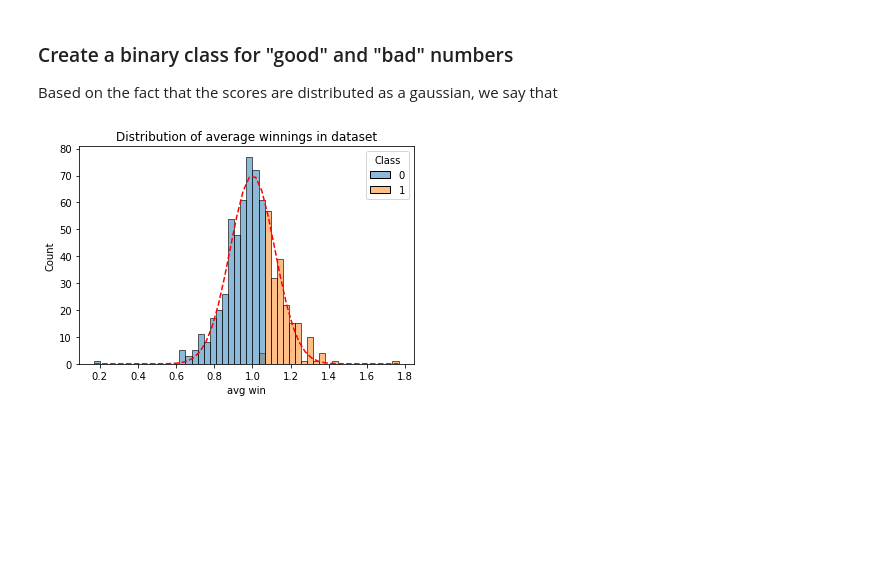
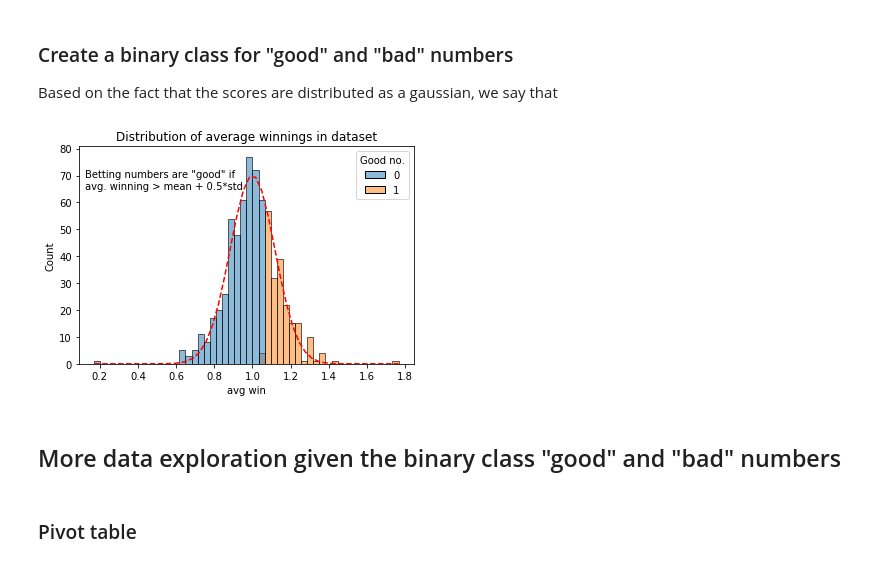
Before and after one commit to RokMedves/EuroMillions, a Jupyter notebook: euromillions.ipynb, the cells around one changed output. Drawn from its saved outputs; the diff is of its cells as text; code cells hidden in the pictures; blank space fills up the shorter version.

```diff
--- a/euromillions.ipynb
+++ b/euromillions.ipynb
@@ -271,11 +275,24 @@ L_numbers = euromillions.loc[:, ['L1', 'L2']]
 euromillions["is date"]      = N_numbers.apply(is_date, axis = 1)
 euromillions["is post 2000"] = N_numbers.apply(is_post_2000, axis = 1)
 euromillions["is this year"] = N_numbers.apply(is_this_year, axis = 1)
-# ---------------------------- lucky-numbers-based procedures -----------------------------------------
-euromillions["lucky numbers"]= N_numbers.apply(get_lucky_numbers, axis = 1)
+# ---------------------------- lucky-numbers-based features -----------------------------------------
+euromillions["lucky numbers"]      = N_numbers.apply(get_lucky_numbers, axis = 1)
 euromillions["lucky lucky numbers"]= L_numbers.apply(get_lucky_numbers, axis = 1)
-euromillions["has lucky"]    = euromillions["lucky numbers"]>0
+euromillions["has lucky"]          = euromillions["lucky numbers"]>0
 euromillions["has lucky lucky"]    = euromillions["lucky lucky numbers"]>0
+# ---------------------------- betting-no-based features -----------------------------------------
+euromillions["N sum"]     = N_numbers.loc[:,'N1':].apply(lambda c: c.sum(), axis = 1)
+euromillions["L sum"]     = L_numbers.apply(lambda c: c.sum(), axis = 1)
+euromillions["N sum big"] = euromillions["N sum"] > euromillions["N sum"].mean()
+euromillions["L sum big"] = euromillions["L sum"] > euromillions["L sum"].mean()
+
+# binning these values
+from sklearn.preprocessing import LabelEncoder
+label_encoder = LabelEncoder()
+euromillions['N sum bin']   = label_encoder.fit_transform(pd.cut(euromillions['N sum'], 6))
+euromillions['L sum bin']   = label_encoder.fit_transform(pd.cut(euromillions['L sum'], 6))
+euromillions['NL sum']      = euromillions['N sum'] + euromillions['L sum']
+euromillions['NL sum bin']  = label_encoder.fit_transform(pd.cut(euromillions["NL sum"], 6))
 
 # ---------------------------- drop unwanted values -----------------------------------------
 euromillions  = euromillions.drop(columns = ['Day', 'DD', 'MMM', 'YYYY', 'Wins'])
@@ -500,40 +517,51 @@ average located at 1.000, with standard deviation: 0.118
 
 Based on the fact that the scores are distributed as a gaussian, we say that
 # %%
-def gen_class_from_score(df : pd.DataFrame, s : float) -> pd.DataFrame:
+def gen_class_from_score(df : pd.DataFrame, s : float, cutoff=0.5) -> pd.DataFrame:
     """
     Based on the standard deviation of the scores in the
-    dataset, assign a 'Class' to each based on how many
+    dataset, assign a 'Good no.' class to each based on how many
     standard deviations one is away from the mean
 
     Parameters
     ----------
     df: pd.DataFrame
         The DataFrame to be classified
 
     s : float
         The standard deviation of the
         distribution of the 'avg win'
         variable in the dataset df
 
+    cutoff: float
+        Regulates how many standard
+        deviations away the 'Class' label
+        is set: distance = s*cutoff
 
     Returns
     -------
     pd.DataFrame
         The classified dataframe
     """
 
     # classify each datapoint into a good or bad data point
-    good_bad_class = df.apply(lambda row: 1 if row['avg win'] >= 1+s*0.5 else 0, axis = 1)
-    df = pd.concat([df, good_bad_class], axis = 1).rename(columns={0: 'Class'})
+    good_bad_class = df.apply(lambda row: 1 if row['avg win'] >= 1+s*cutoff else 0, axis = 1)
+    df = pd.concat([df, good_bad_class], axis = 1).rename(columns={0: 'Good no.'})
 
     return df
 
-euromillions = gen_class_from_score(euromillions, coeff[2])
+cutoff = 0.5
+euromillions = gen_class_from_score(df = euromillions, s = coeff[2], cutoff = cutoff)
 
-sns.histplot(data=euromillions, x="avg win", kde=False, bins = n_bin, hue = 'Class')
+sns.histplot(data=euromillions, x="avg win", kde=False, bins = n_bin, hue = 'Good no.')
 plt.plot(xx, yy, 'r--')
+plt.text(x=0.12, y = 65, s = f"Betting numbers are \"good\" if\navg. winning > mean + {cutoff}*std")
 plt.title("Distribution of average winnings in dataset")
+
 plt.show()
 # %% [output]
-[figure, old version]
+[figure, new version]
+# %% [markdown]
+## More data exploration given the binary class "good" and "bad" numbers
+# %% [markdown]
+### Pivot table
```
Also changed, not shown: parts of 13 cells of this notebook.
